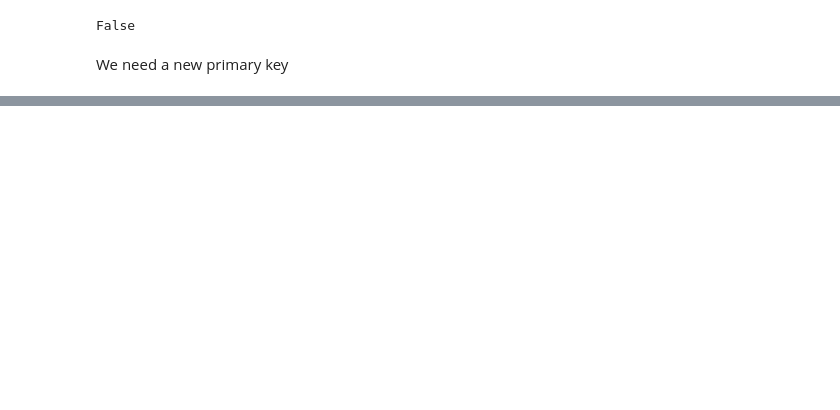
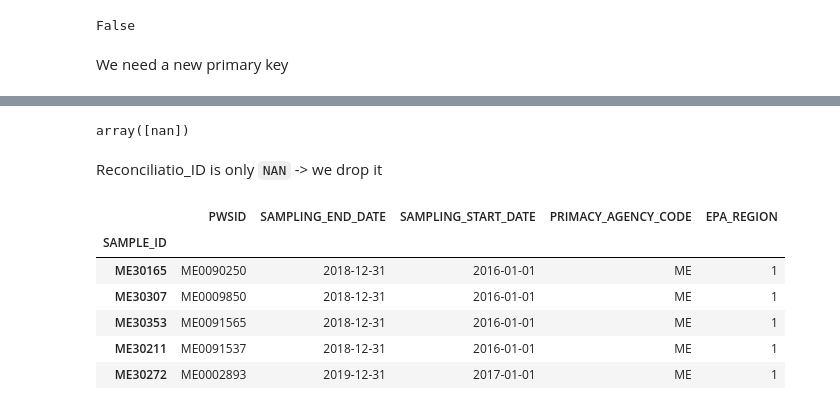
Before and after one commit to codeforboston/safe-water, a Jupyter notebook: csv_pre_processing_for_DB_integration.ipynb, the cells around one changed output, grey strips where cells are left out. Drawn from its saved outputs; the diff is of its cells as text; code cells hidden in the pictures; blank space fills up the shorter version.

```diff
--- a/csv_pre_processing_for_DB_integration.ipynb
+++ b/csv_pre_processing_for_DB_integration.ipynb
@@ -603,0 +650,6 @@ cont_groups.to_csv(sanitized_conts_groupe_file, sep=",", encoding='utf-8')
+# %%
+samp.RECONCILIATION_ID.unique()
+# %% [output]
+array([nan])
+# %% [markdown]
+Reconciliatio_ID is only `NAN` -> we drop it
@@ -603,0 +658,10 @@ cont_groups.to_csv(sanitized_conts_groupe_file, sep=",", encoding='utf-8')
+# %%
+samp.head()
+# %% [output]
+|  | PWSID | SAMPLING_END_DATE | SAMPLING_START_DATE | PRIMACY_AGENCY_CODE | EPA_REGION |
+| SAMPLE_ID |  |  |  |  |  |
+| ME30165 | ME0090250 | 2018-12-31 | 2016-01-01 | ME | 1 |
+| ME30307 | ME0009850 | 2018-12-31 | 2016-01-01 | ME | 1 |
+| ME30353 | ME0091565 | 2018-12-31 | 2016-01-01 | ME | 1 |
+| ME30211 | ME0091537 | 2018-12-31 | 2016-01-01 | ME | 1 |
+| ME30272 | ME0002893 | 2019-12-31 | 2017-01-01 | ME | 1 |
```
Also changed, not shown: parts of 16 cells of this notebook, 1 other file.
